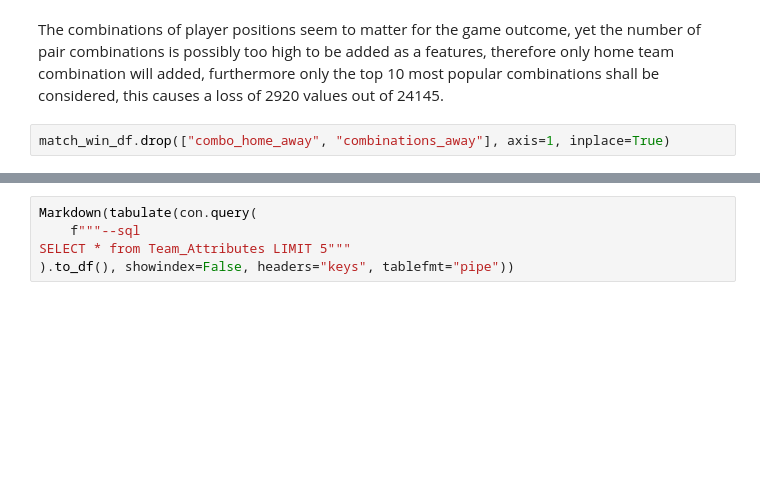
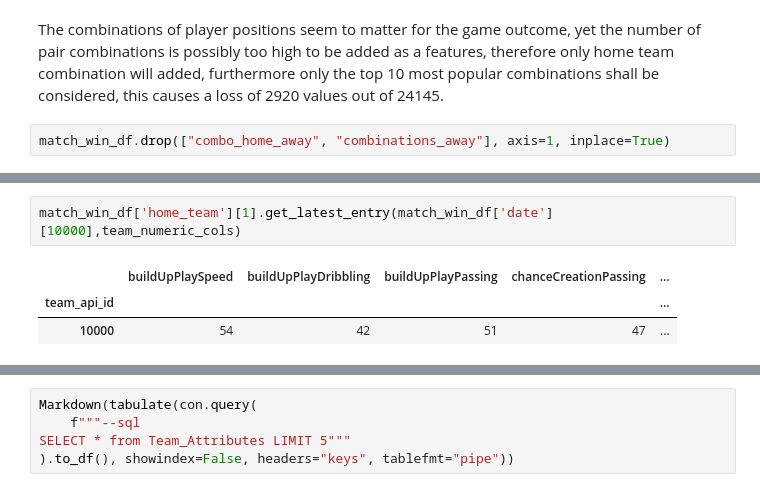
Before and after one commit to gediminas-skvarnavicius/football-db-analysis, a Jupyter notebook: analysis.ipynb, the cells around one changed output, grey strips where cells are left out. Cells and saved outputs as stored; diff of their text form; blank space fills up the shorter version.

```diff
--- a/analysis.ipynb
+++ b/analysis.ipynb
@@ -704,0 +716,6 @@ team_attr_raw.loc[team_attr_raw['team_api_id'] == teams[team].team_id]
+# %%
+match_win_df['home_team'][1].get_latest_entry(match_win_df['date'][10000],team_numeric_cols)
+# %% [output]
+|  | buildUpPlaySpeed | buildUpPlayDribbling | buildUpPlayPassing | chanceCreationPassing | ... |
+| team_api_id |  |  |  |  | ... |
+| 10000 | 54 | 42 | 51 | 47 | ... |
```
Also changed, not shown: parts of 11 cells of this notebook, 1 other file.
